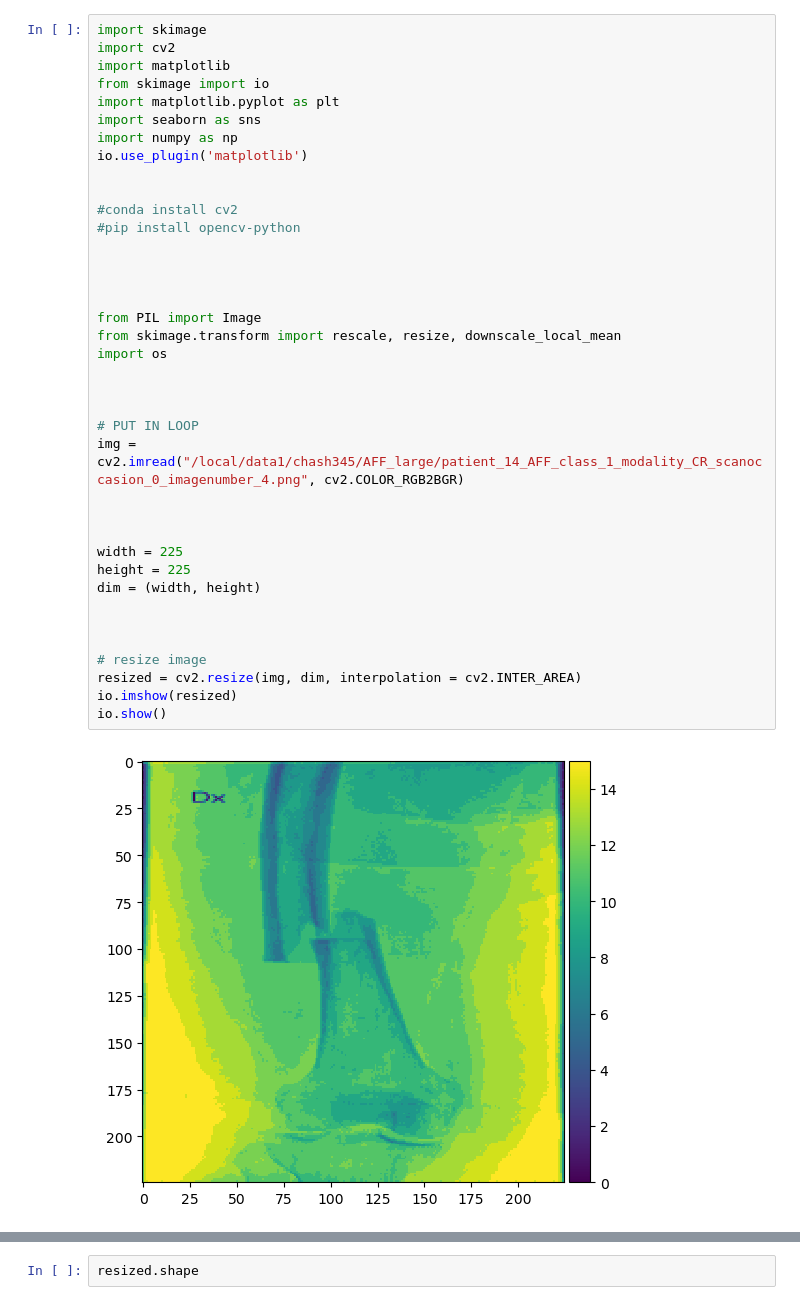
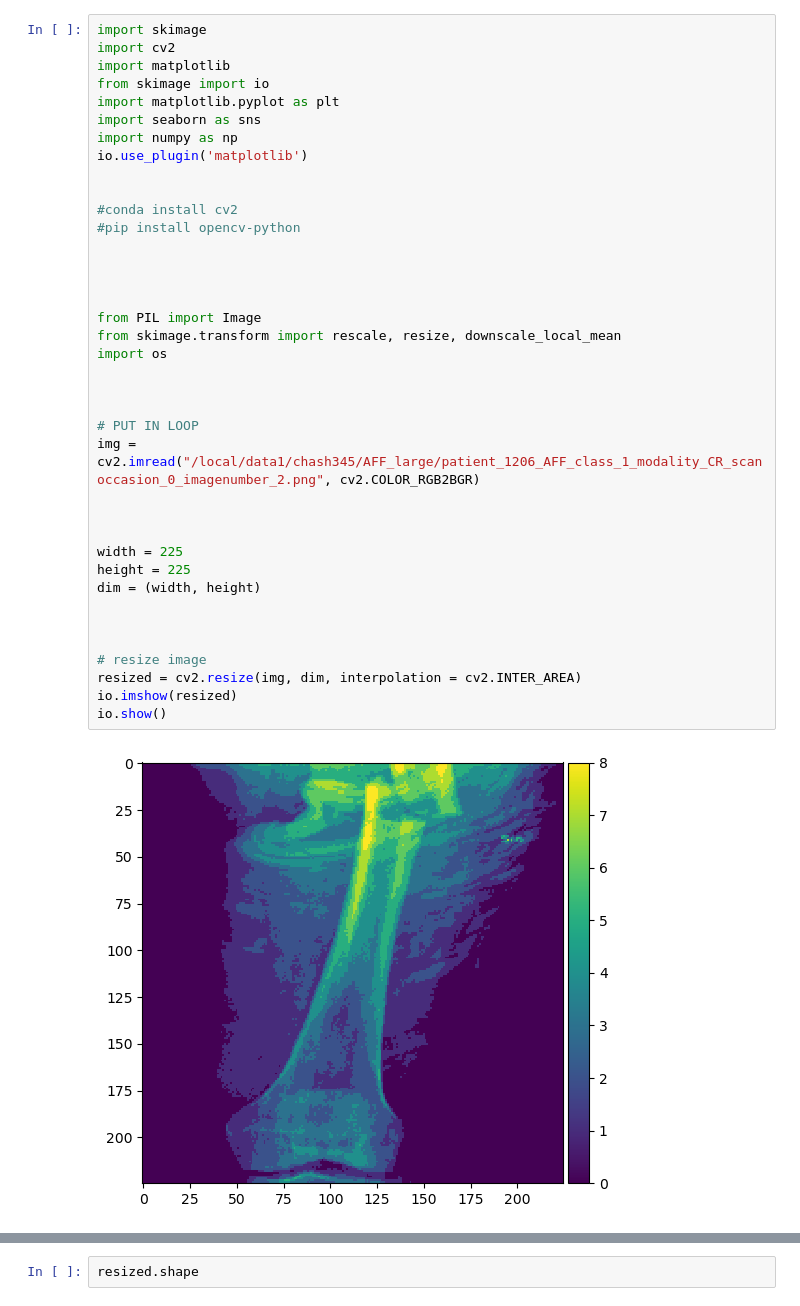
Before and after one commit to chayansraj/Vision-Transformer-Research, a Jupyter notebook: image_analysis.ipynb, the cells around one changed output, grey strips where cells are left out. Drawn from its saved outputs; the diff is of its cells as text.

Commit message:
image analysis

```diff
--- a/image_analysis.ipynb
+++ b/image_analysis.ipynb
@@ -9,35 +9,35 @@ import numpy as np
 io.use_plugin('matplotlib')
 
 
 #conda install cv2
 #pip install opencv-python
 
 
 
 
 from PIL import Image
 from skimage.transform import rescale, resize, downscale_local_mean
 import os
 
 
 
 # PUT IN LOOP
-img = cv2.imread("/local/data1/chash345/AFF_large/patient_14_AFF_class_1_modality_CR_scanoccasion_0_imagenumber_4.png", cv2.COLOR_RGB2BGR)
+img = cv2.imread("/local/data1/chash345/AFF_large/patient_1206_AFF_class_1_modality_CR_scanoccasion_0_imagenumber_2.png", cv2.COLOR_RGB2BGR)
 
 
 
 width = 225
 height = 225
 dim = (width, height)
 
 
 
 # resize image
 resized = cv2.resize(img, dim, interpolation = cv2.INTER_AREA)
 io.imshow(resized)
 io.show()
 # %% [output]
-[figure, old version]
+[figure, new version]
 # %%
 plt.imshow(resized, cmap='Greys')
 plt.colorbar()
```
Also changed, not shown: parts of 4 cells of this notebook.
